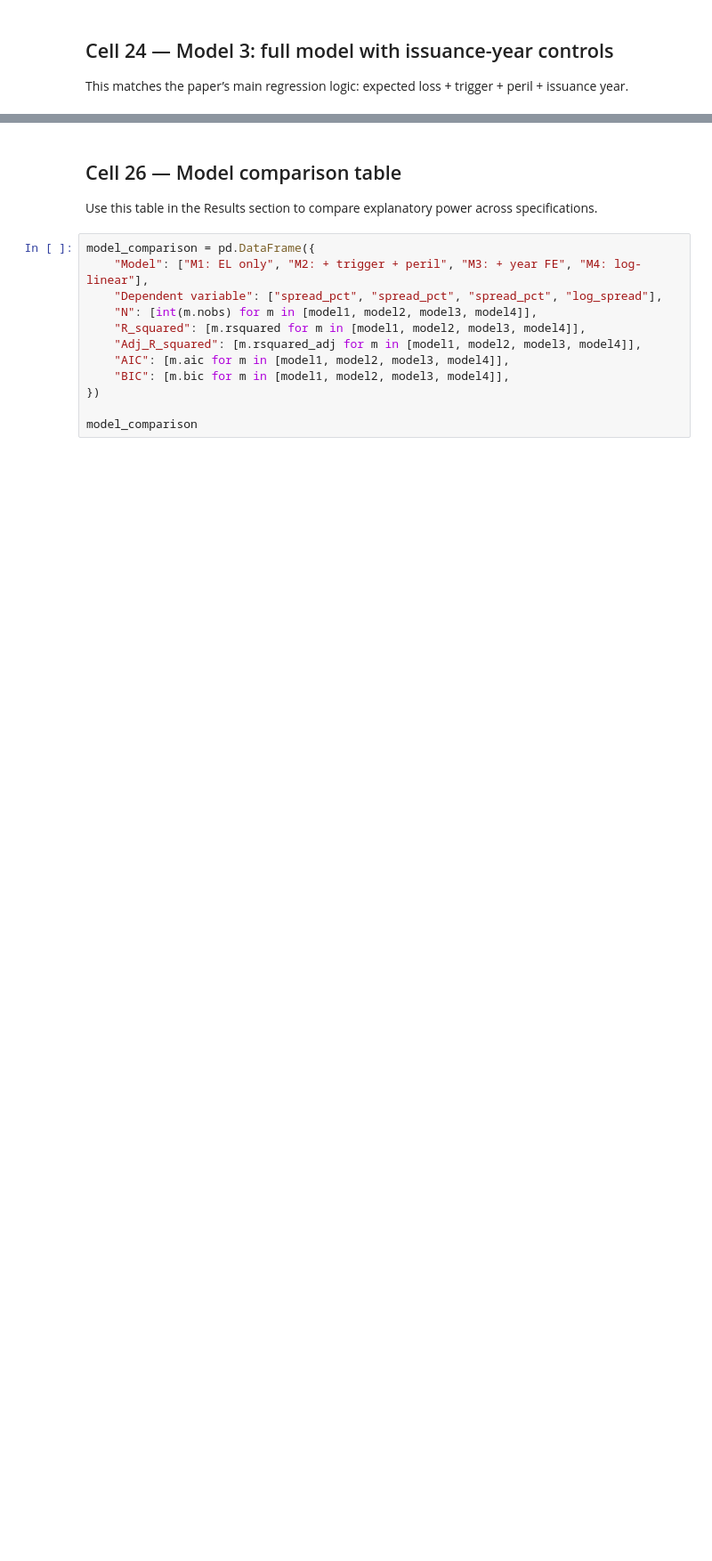
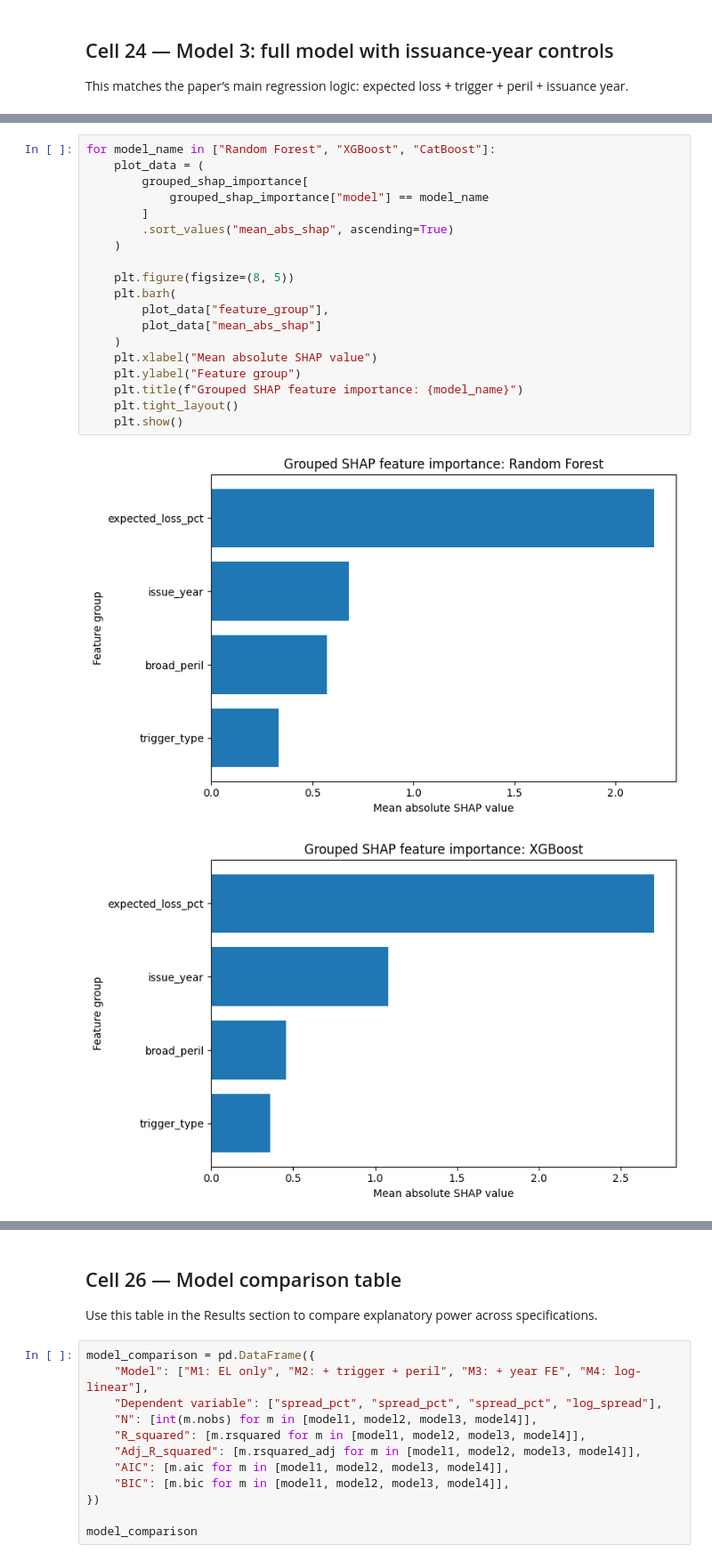
Before and after one commit to justusstraus/Catbond-pricing-variables, a Jupyter notebook: MCFI_4_Python_completed.ipynb, the cells around one changed output, grey strips where cells are left out. Shown at 89% size. Cells and saved outputs as stored; diff of their text form; blank space fills up the shorter version.

```diff
--- a/MCFI_4_Python_completed.ipynb
+++ b/MCFI_4_Python_completed.ipynb
@@ -455,0 +1286,22 @@ print(model4.summary())
+# %%
+for model_name in ["Random Forest", "XGBoost", "CatBoost"]:
+    plot_data = (
+        grouped_shap_importance[
+            grouped_shap_importance["model"] == model_name
+        ]
+        .sort_values("mean_abs_shap", ascending=True)
+    )
+
+    plt.figure(figsize=(8, 5))
+    plt.barh(
+        plot_data["feature_group"],
+        plot_data["mean_abs_shap"]
+    )
+    plt.xlabel("Mean absolute SHAP value")
+    plt.ylabel("Feature group")
+    plt.title(f"Grouped SHAP feature importance: {model_name}")
+    plt.tight_layout()
+    plt.show()
+# %% [output]
+[figure, added]
+[figure, added]
```
Also changed, not shown: parts of 54 cells of this notebook.
